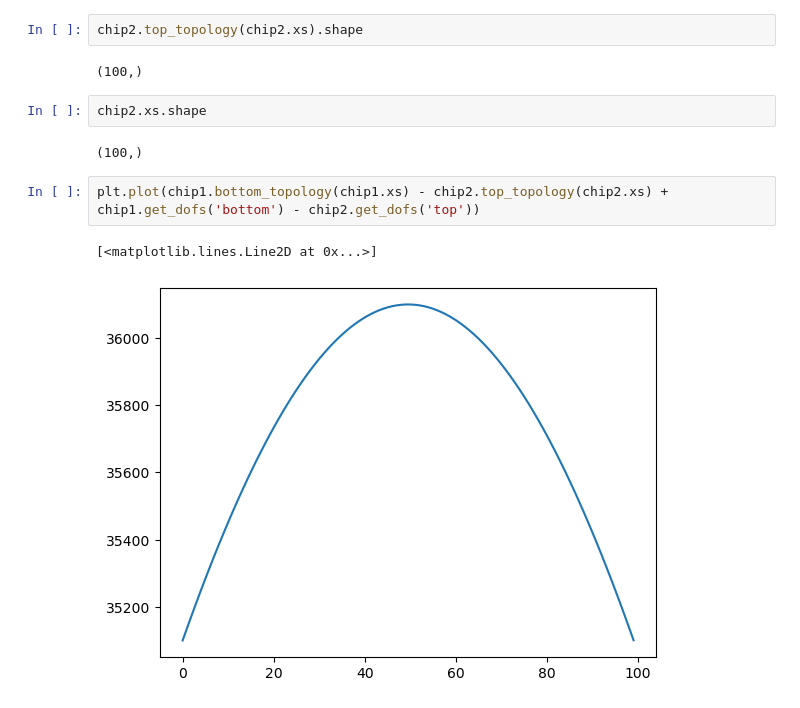
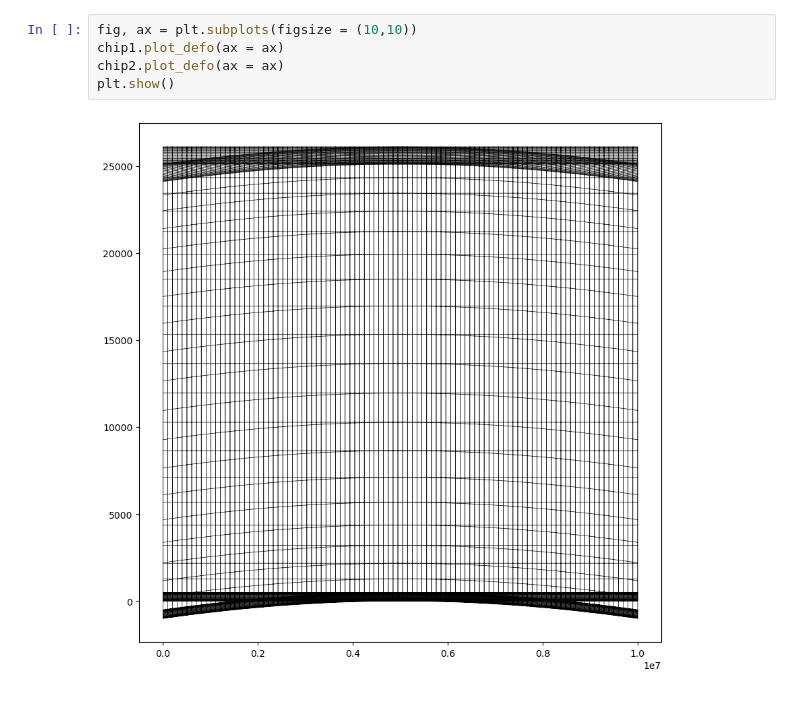
Before and after one commit to tiger4432/FEM-MY, a Jupyter notebook: FEM2.ipynb, the cells around one changed output. Cells and saved outputs as stored; diff of their text form.

```diff
--- a/FEM2.ipynb
+++ b/FEM2.ipynb
@@ -485,14 +537,8 @@ for i in range(1000):
 KeyboardInterrupt:
-# %%
-chip2.top_topology(chip2.xs).shape
-# %% [output]
-(100,)
-# %%
-chip2.xs.shape
-# %% [output]
-(100,)
-# %%
-plt.plot(chip1.bottom_topology(chip1.xs) - chip2.top_topology(chip2.xs) + chip1.get_dofs('bottom') - chip2.get_dofs('top'))
-# %% [output]
-[<matplotlib.lines.Line2D at 0x...>]
-[figure, removed]
+# %%
+fig, ax = plt.subplots(figsize = (10,10))
+chip1.plot_defo(ax = ax)
+chip2.plot_defo(ax = ax)
+plt.show()
+# %% [output]
+[figure, added]
```
Also changed, not shown: parts of 1 cell of this notebook, 6 other files.
